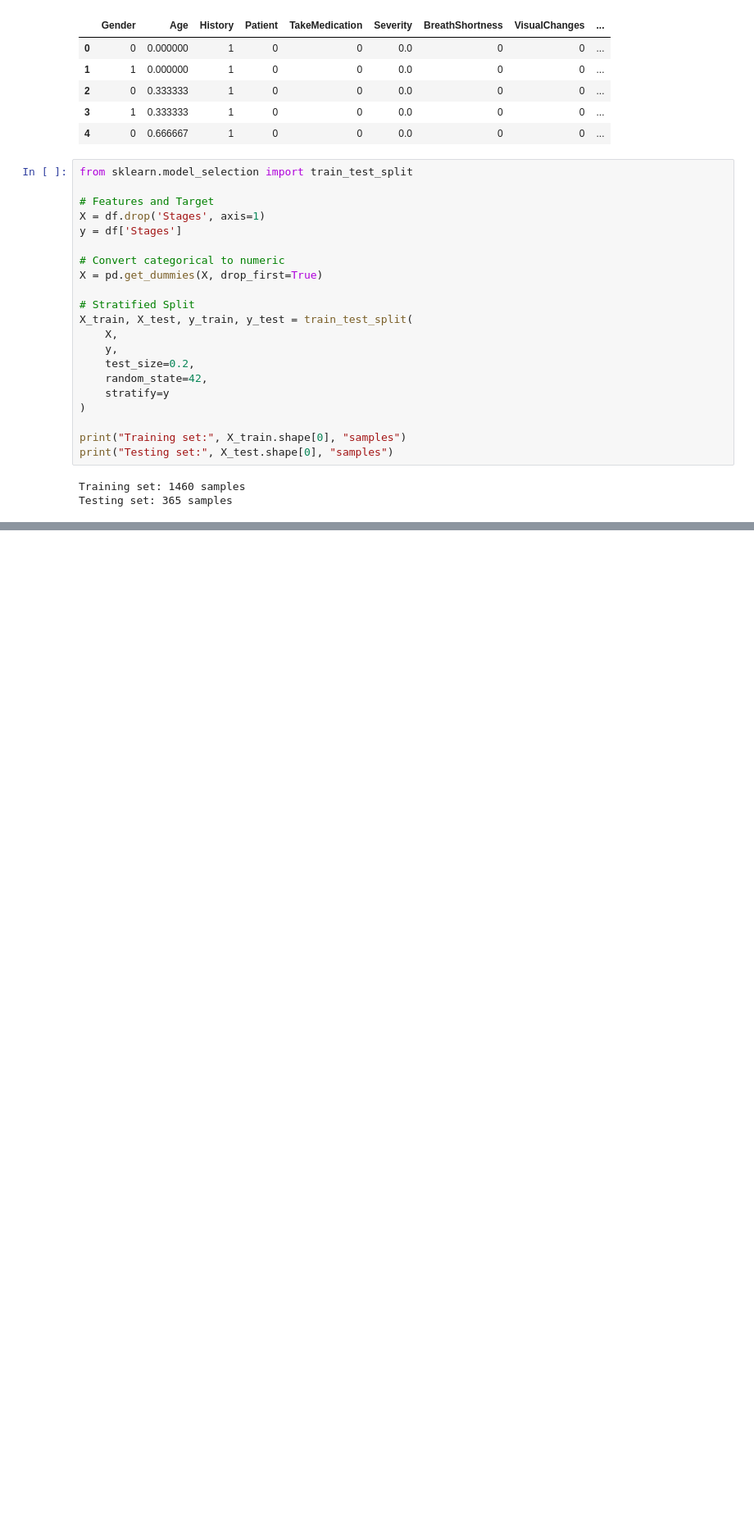
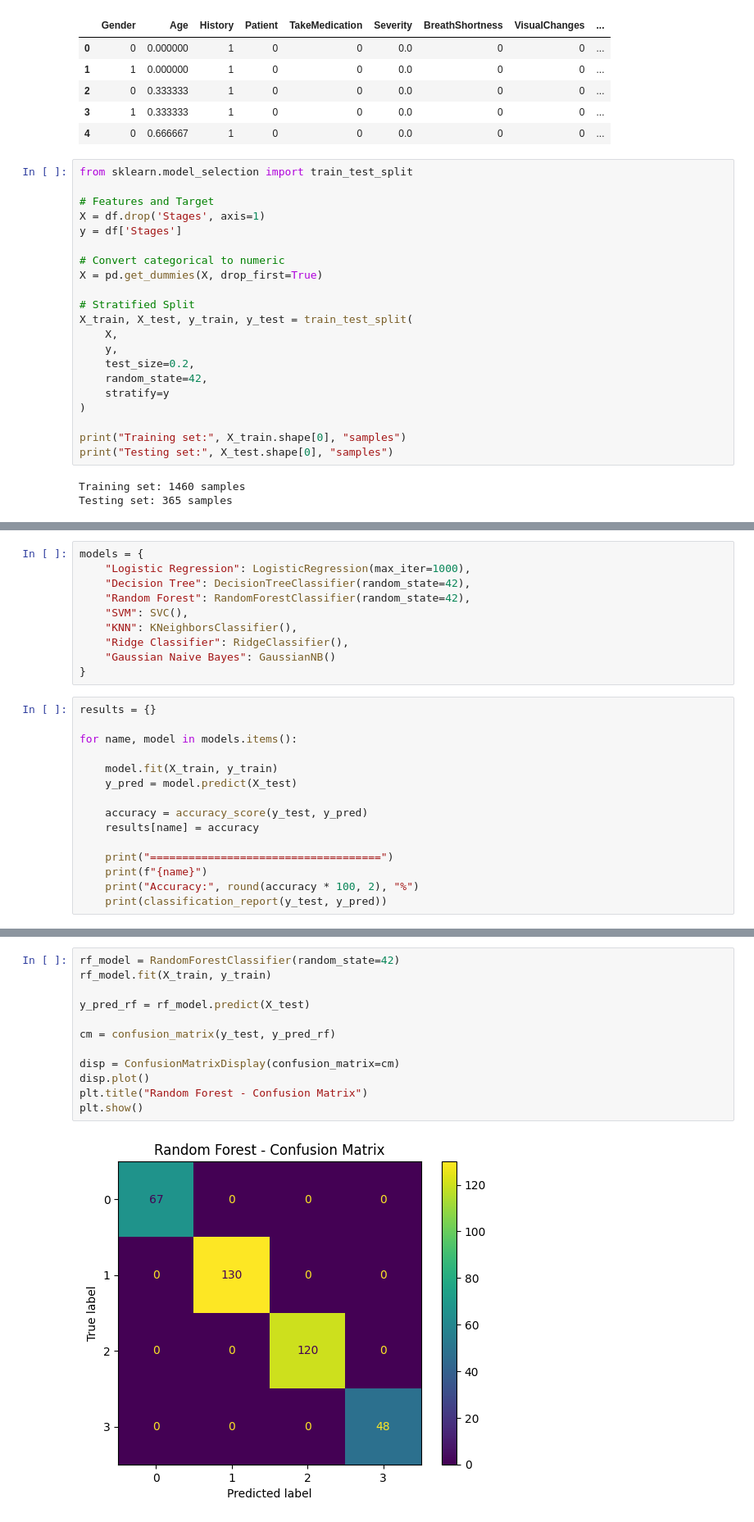
Before and after one commit to namratavpatil0712-cyber/Smartbridge, a Jupyter notebook: model.ipynb, the cells around one changed output, grey strips where cells are left out. Shown at 82% size. Drawn from its saved outputs; the diff is of its cells as text; blank space fills up the shorter version.

```diff
--- a/model.ipynb
+++ b/model.ipynb
@@ -118,0 +127,25 @@ Testing set: 365 samples
+# %%
+models = {
+    "Logistic Regression": LogisticRegression(max_iter=1000),
+    "Decision Tree": DecisionTreeClassifier(random_state=42),
+    "Random Forest": RandomForestClassifier(random_state=42),
+    "SVM": SVC(),
+    "KNN": KNeighborsClassifier(),
+    "Ridge Classifier": RidgeClassifier(),
+    "Gaussian Naive Bayes": GaussianNB()
+}
+# %%
+results = {}
+
+for name, model in models.items():
+
+    model.fit(X_train, y_train)
+    y_pred = model.predict(X_test)
+
+    accuracy = accuracy_score(y_test, y_pred)
+    results[name] = accuracy
+
+    print("====================================")
+    print(f"{name}")
+    print("Accuracy:", round(accuracy * 100, 2), "%")
+    print(classification_report(y_test, y_pred))
@@ -118,0 +187,14 @@ Testing set: 365 samples
+# %%
+rf_model = RandomForestClassifier(random_state=42)
+rf_model.fit(X_train, y_train)
+
+y_pred_rf = rf_model.predict(X_test)
+
+cm = confusion_matrix(y_test, y_pred_rf)
+
+disp = ConfusionMatrixDisplay(confusion_matrix=cm)
+disp.plot()
+plt.title("Random Forest - Confusion Matrix")
+plt.show()
+# %% [output]
+[figure, added]
```
Also changed, not shown: parts of 4 cells of this notebook.
